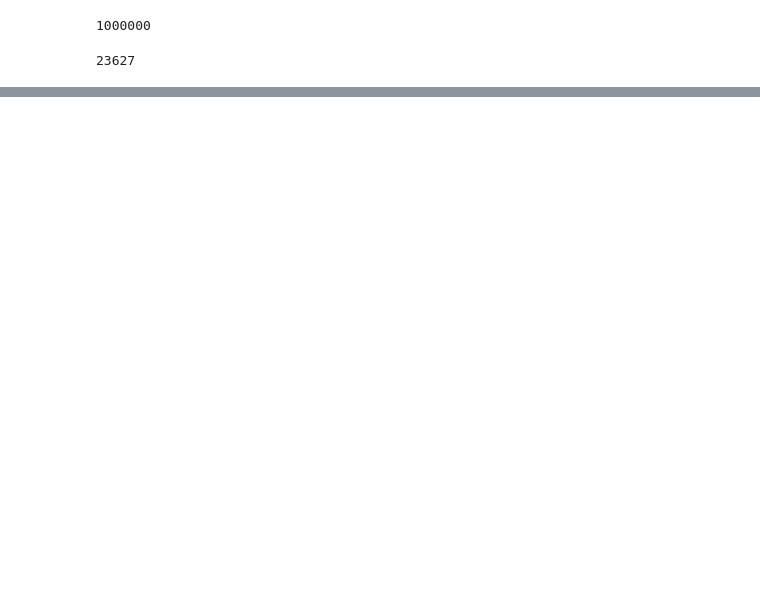
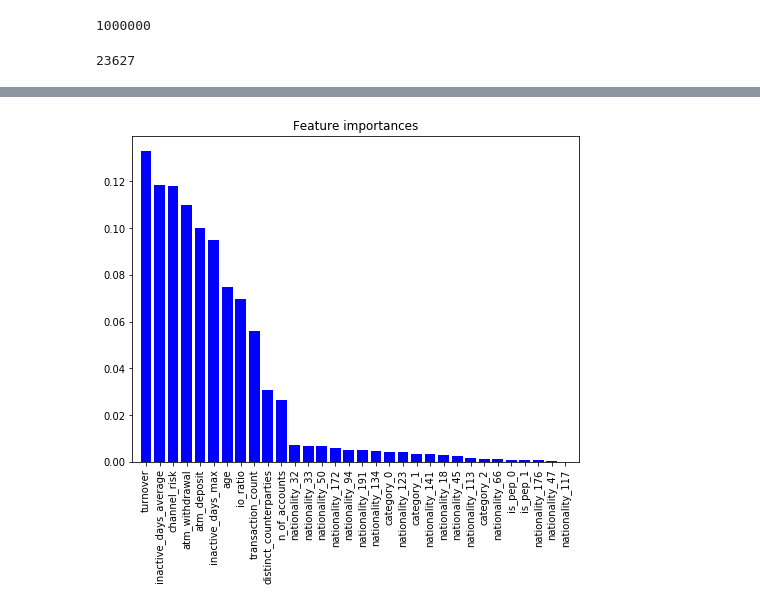
Before and after one commit to MarcBickel/Lauzhack_project, a Jupyter notebook: jupy_raf.ipynb, the cells around one changed output, grey strips where cells are left out. Saved outputs shown, nothing was run; the diff lists cells and outputs as text; code cells hidden in the pictures; blank space fills up the shorter version.

```diff
--- a/jupy_raf.ipynb
+++ b/jupy_raf.ipynb
@@ -292,0 +300,11 @@ ValueError: Invalid parameter learning_rate for estimator Pipeline(memory=None,
+# %%
+# plot the feature importances of the forest
+plt.figure(figsize=(8, 6))
+plt.title("Feature importances")
+plt.bar(range(train_x.shape[1]), importances[indices], color="b", align="center")
+plt.xticks(rotation=90)
+plt.xticks(range(train_x.shape[1]), train_x.columns[indices])
+plt.xlim([-1, train_x.shape[1]])
+plt.show()
+# %% [output]
+[figure, added]
```
Also changed, not shown: parts of 41 cells of this notebook.
